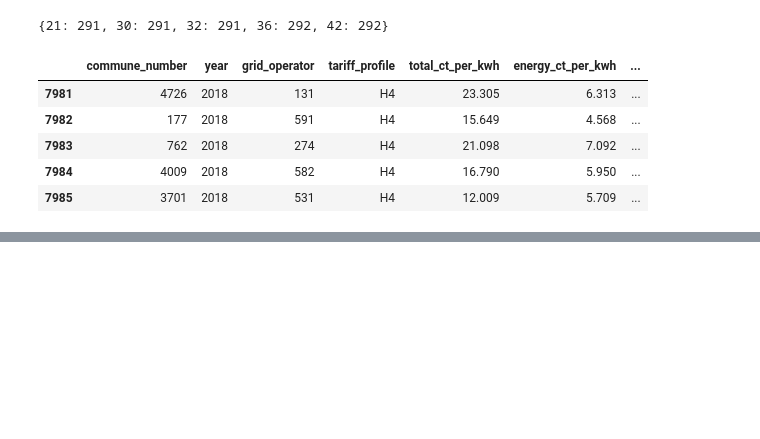
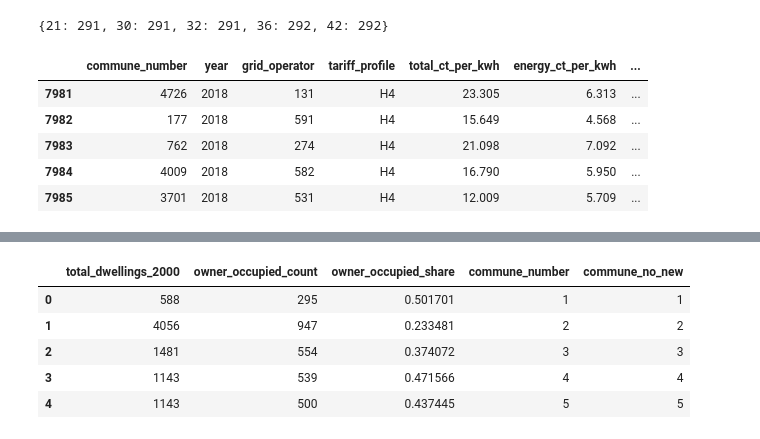
Before and after one commit to marierobillon/DS_causal_inf_for_sustainability_teamwork, a Jupyter notebook: main.ipynb, the cells around one changed output, grey strips where cells are left out. Drawn from its saved outputs; the diff is of its cells as text; code cells hidden in the pictures; blank space fills up the shorter version.

```diff
--- a/main.ipynb
+++ b/main.ipynb
@@ -352,0 +342,19 @@ for df in [elcom, solar, dwell]:
+# %%
+# ------------------------------------------------------------------
+# Trying the dictionary with the dwell_agg dataset
+# ------------------------------------------------------------------
+
+dwell_agg["commune_no_new"] = (
+    dwell_agg["commune_number"]
+    .map(latest_map)
+    .fillna(dwell_agg["commune_number"])
+    .astype(int)
+)
+dwell_agg.head()
+# %% [output]
+|  | total_dwellings_2000 | owner_occupied_count | owner_occupied_share | commune_number | commune_no_new |
+| 0 | 588 | 295 | 0.501701 | 1 | 1 |
+| 1 | 4056 | 947 | 0.233481 | 2 | 2 |
+| 2 | 1481 | 554 | 0.374072 | 3 | 3 |
+| 3 | 1143 | 539 | 0.471566 | 4 | 4 |
+| 4 | 1143 | 500 | 0.437445 | 5 | 5 |
```
Also changed, not shown: parts of 16 cells of this notebook.
